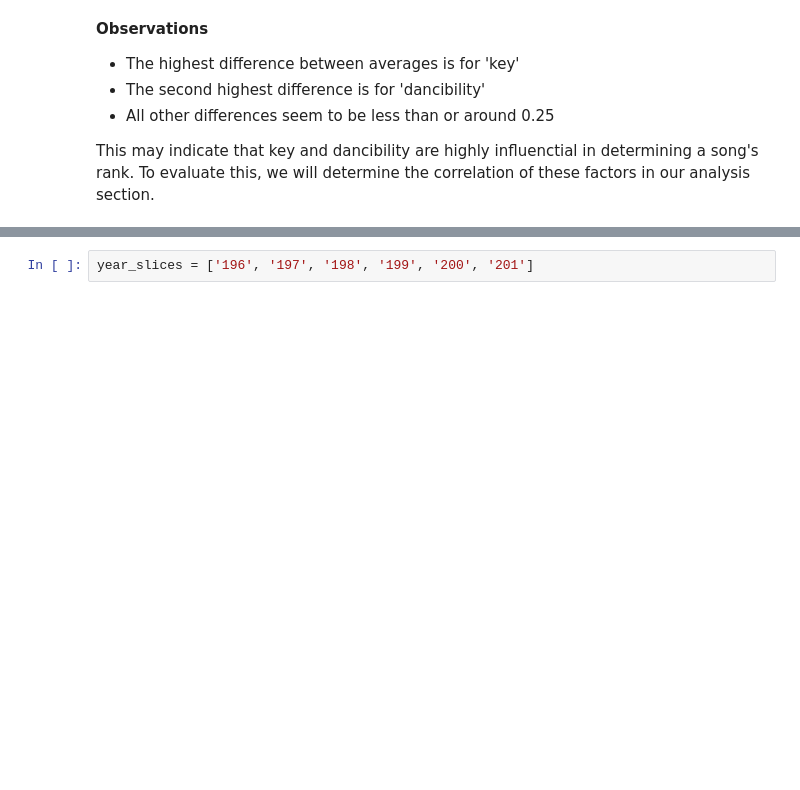
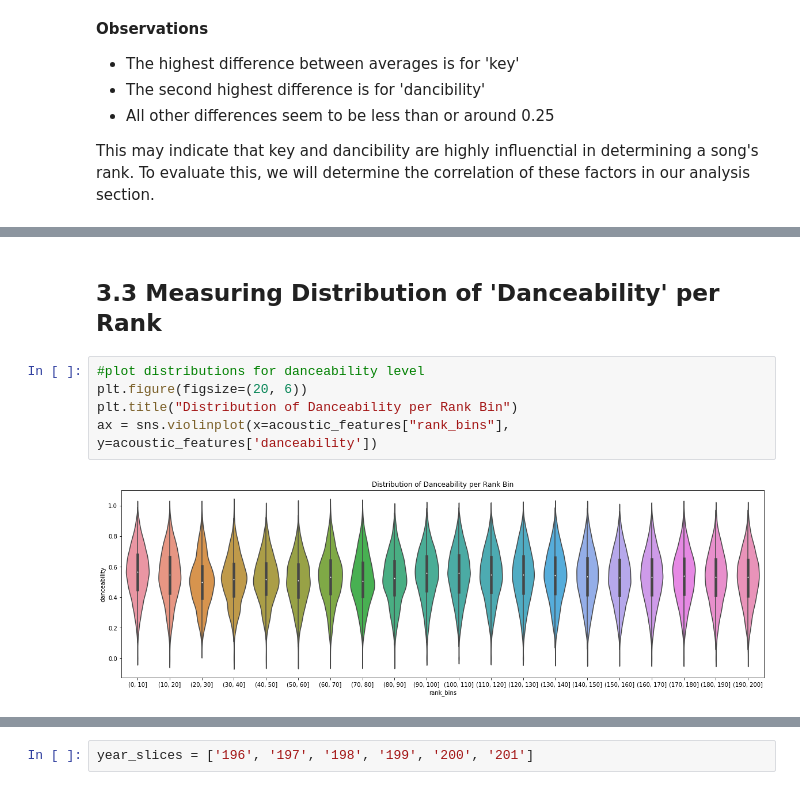
Before and after one commit to yashaslokesh/cmsc320-fall-19-final, a Jupyter notebook: exploring_data.ipynb, the cells around one changed output, grey strips where cells are left out. Drawn from its saved outputs; the diff is of its cells as text; blank space fills up the shorter version.

```diff
--- a/exploring_data.ipynb
+++ b/exploring_data.ipynb
@@ -284,0 +342,9 @@ This may indicate that key and dancibility are highly influenctial in determinin
+# %% [markdown]
+## 3.3 Measuring Distribution of 'Danceability' per Rank
+# %%
+#plot distributions for danceability level
+plt.figure(figsize=(20, 6))
+plt.title("Distribution of Danceability per Rank Bin")
+ax = sns.violinplot(x=acoustic_features["rank_bins"], y=acoustic_features['danceability'])
+# %% [output]
+[figure, added]
```
Also changed, not shown: parts of 41 cells of this notebook, 4 other files.
